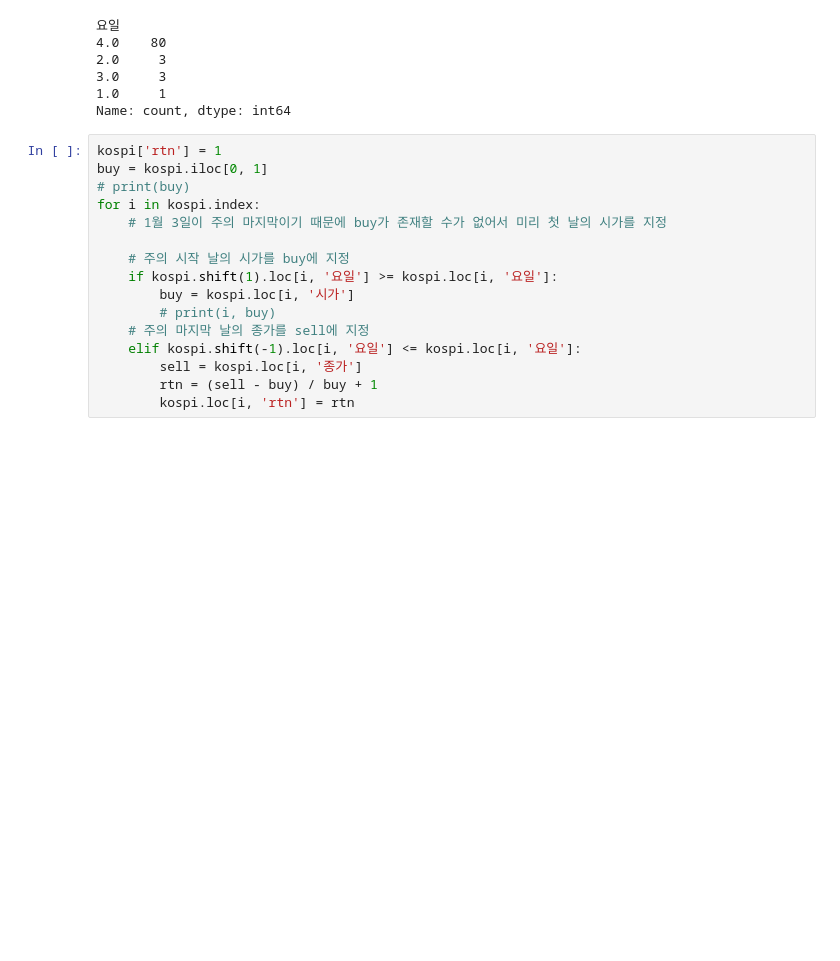
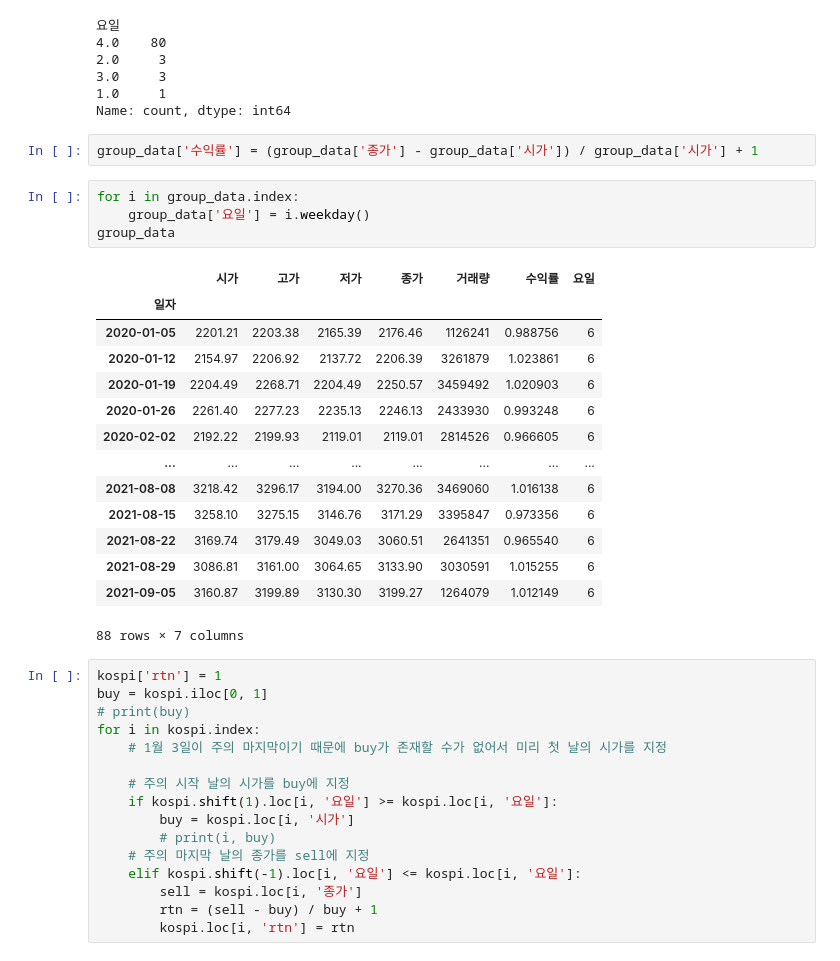
Before and after one commit to iamtaewon/python_01, a Jupyter notebook: 20230424/03_koppi.ipynb, the cells around one changed output. Drawn from its saved outputs; the diff is of its cells as text; blank space fills up the shorter version.

```diff
--- a/20230424/03_koppi.ipynb
+++ b/20230424/03_koppi.ipynb
@@ -129,6 +129,27 @@ kospi.loc[kospi.shift(-1)['요일'] <= kospi['요일']].value_counts('요일')
 3.0     3
 1.0     1
 Name: count, dtype: int64
+# %%
+group_data['수익률'] = (group_data['종가'] - group_data['시가']) / group_data['시가'] + 1
+# %%
+for i in group_data.index:
+    group_data['요일'] = i.weekday()
+group_data
+# %% [output]
+|  | 시가 | 고가 | 저가 | 종가 | 거래량 | 수익률 | 요일 |
+| 일자 |  |  |  |  |  |  |  |
+| 2020-01-05 | 2201.21 | 2203.38 | 2165.39 | 2176.46 | 1126241 | 0.988756 | 6 |
+| 2020-01-12 | 2154.97 | 2206.92 | 2137.72 | 2206.39 | 3261879 | 1.023861 | 6 |
+| 2020-01-19 | 2204.49 | 2268.71 | 2204.49 | 2250.57 | 3459492 | 1.020903 | 6 |
+| 2020-01-26 | 2261.40 | 2277.23 | 2235.13 | 2246.13 | 2433930 | 0.993248 | 6 |
+| 2020-02-02 | 2192.22 | 2199.93 | 2119.01 | 2119.01 | 2814526 | 0.966605 | 6 |
+| ... | ... | ... | ... | ... | ... | ... | ... |
+| 2021-08-08 | 3218.42 | 3296.17 | 3194.00 | 3270.36 | 3469060 | 1.016138 | 6 |
+| 2021-08-15 | 3258.10 | 3275.15 | 3146.76 | 3171.29 | 3395847 | 0.973356 | 6 |
+| 2021-08-22 | 3169.74 | 3179.49 | 3049.03 | 3060.51 | 2641351 | 0.965540 | 6 |
+| 2021-08-29 | 3086.81 | 3161.00 | 3064.65 | 3133.90 | 3030591 | 1.015255 | 6 |
+| 2021-09-05 | 3160.87 | 3199.89 | 3130.30 | 3199.27 | 1264079 | 1.012149 | 6 |
+88 rows × 7 columns
 # %%
 kospi['rtn'] = 1
 buy = kospi.iloc[0, 1]
```
